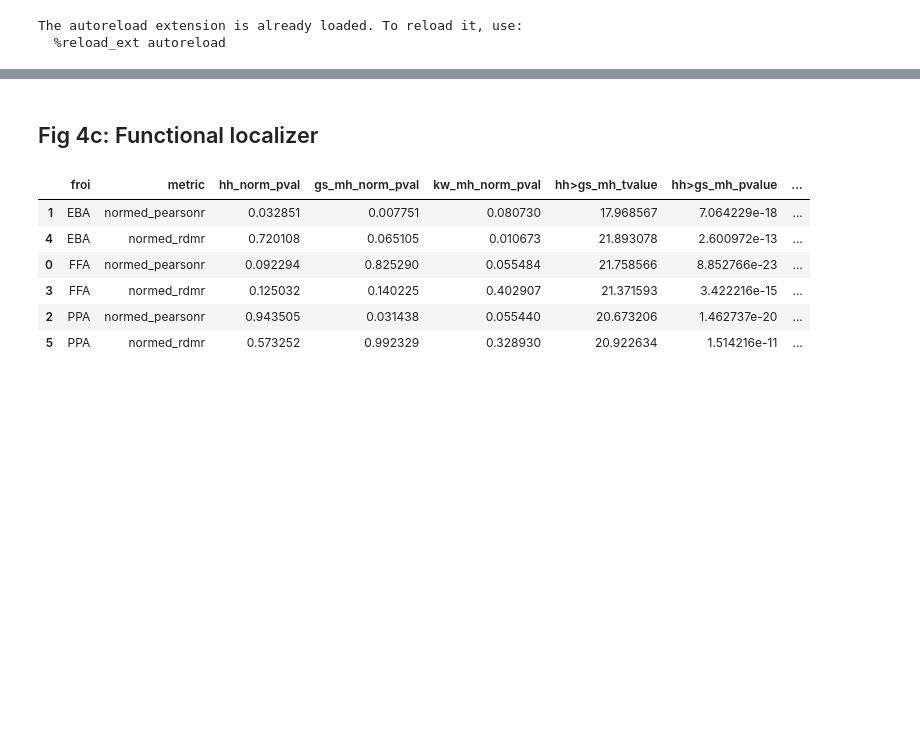
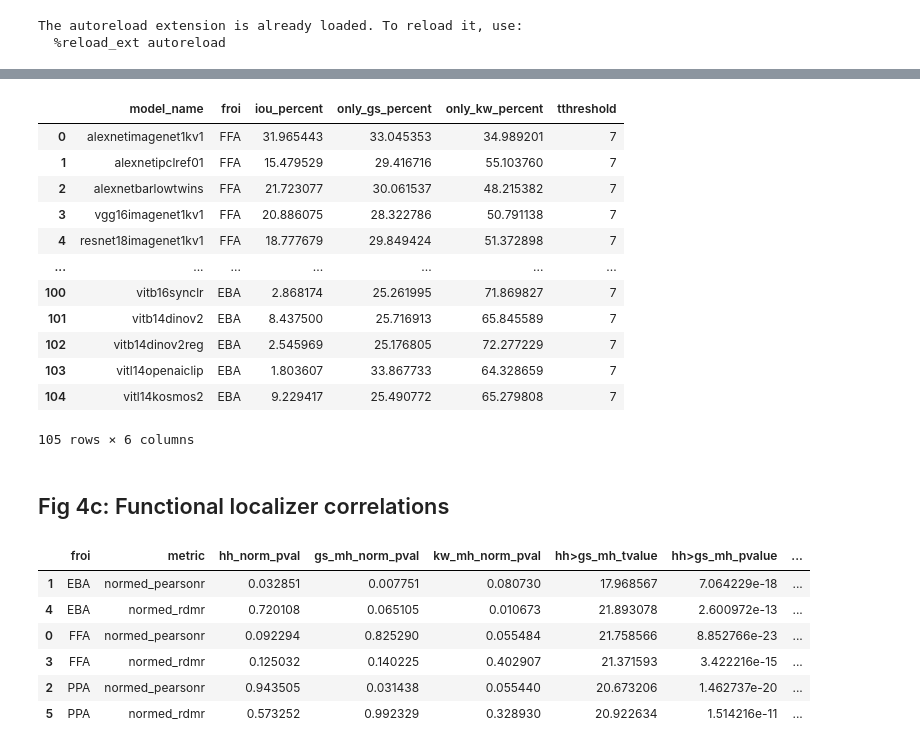
Before and after one commit to murtylab/comparing-category-selectivity, a Jupyter notebook: preprint/preprint_figs_section4.ipynb, the cells around one changed output, grey strips where cells are left out. Cells and saved outputs as stored; diff of their text form; code cells hidden in the pictures; blank space fills up the shorter version.

```diff
--- a/preprint/preprint_figs_section4.ipynb
+++ b/preprint/preprint_figs_section4.ipynb
@@ -71,0 +151,16 @@ def get_shades(hex_color, n=5, lighten_limit=0.25, darken_limit=0.75):
+# %%
+localizer_intersection_df
+# %% [output]
+|  | model_name | froi | iou_percent | only_gs_percent | only_kw_percent | tthreshold |
+| 0 | alexnetimagenet1kv1 | FFA | 31.965443 | 33.045353 | 34.989201 | 7 |
+| 1 | alexnetipclref01 | FFA | 15.479529 | 29.416716 | 55.103760 | 7 |
+| 2 | alexnetbarlowtwins | FFA | 21.723077 | 30.061537 | 48.215382 | 7 |
+| 3 | vgg16imagenet1kv1 | FFA | 20.886075 | 28.322786 | 50.791138 | 7 |
+| 4 | resnet18imagenet1kv1 | FFA | 18.777679 | 29.849424 | 51.372898 | 7 |
+| ... | ... | ... | ... | ... | ... | ... |
+| 100 | vitb16synclr | EBA | 2.868174 | 25.261995 | 71.869827 | 7 |
+| 101 | vitb14dinov2 | EBA | 8.437500 | 25.716913 | 65.845589 | 7 |
+| 102 | vitb14dinov2reg | EBA | 2.545969 | 25.176805 | 72.277229 | 7 |
+| 103 | vitl14openaiclip | EBA | 1.803607 | 33.867733 | 64.328659 | 7 |
+| 104 | vitl14kosmos2 | EBA | 9.229417 | 25.490772 | 65.279808 | 7 |
+105 rows × 6 columns
@@ -72,5 +290,5 @@ def get_shades(hex_color, n=5, lighten_limit=0.25, darken_limit=0.75):
 # %% [markdown]
-## Fig 4c: Functional localizer
+## Fig 4c: Functional localizer correlations
 # %%
 tthreshold = 7
 frois = ['FFA', 'EBA', 'PPA']
```
Also changed, not shown: parts of 6 cells of this notebook.
